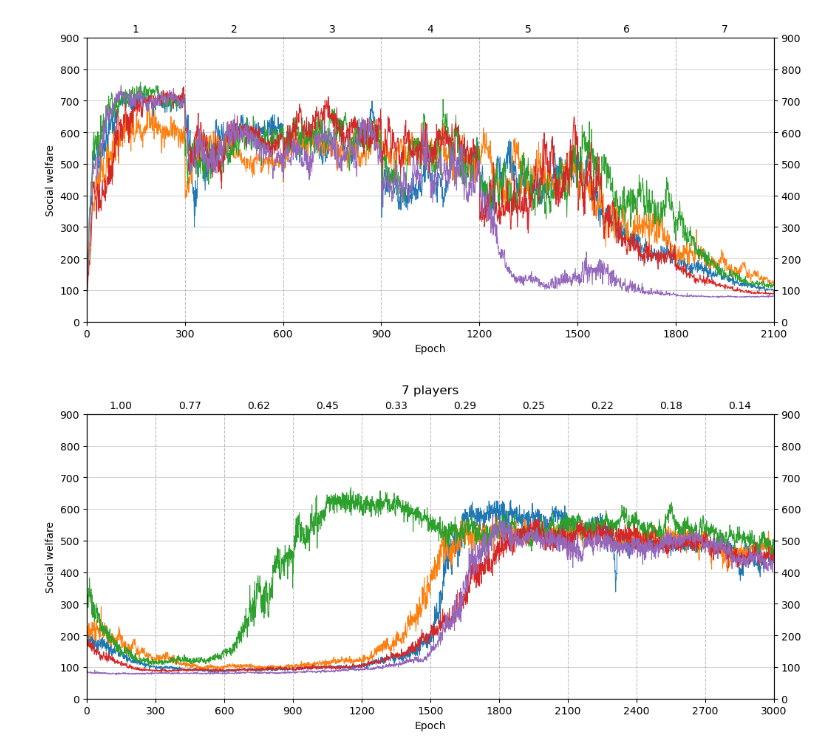
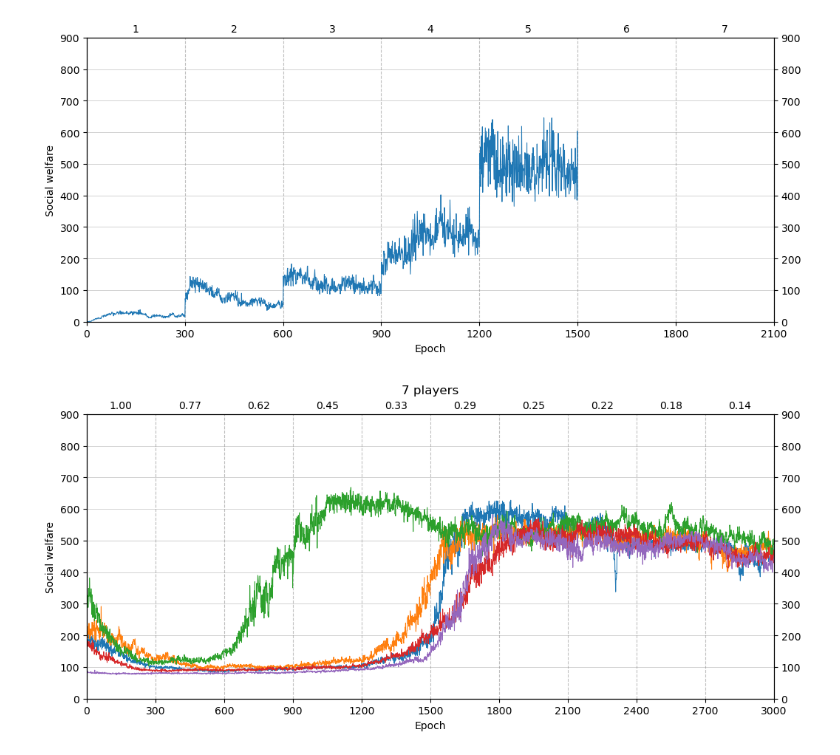
Before and after one commit to willis-richard/meltingpot, a Jupyter notebook: reward_transfer/results_n_players.ipynb, the cells around one changed output. Drawn from its saved outputs; the diff is of its cells as text; code cells hidden in the pictures.

```diff
--- a/reward_transfer/results_n_players.ipynb
+++ b/reward_transfer/results_n_players.ipynb
@@ -5,15 +5,21 @@ import numpy as np
 import os
 import pandas as pd
 
-INPUT = '/scratch/users/k21075402/new/commons_harvest__open/'
-TRIAL_IDS_SP = ['39596646', '3f82a7f6', 'b484e613', 'd1a59a0e', 'ebcd23ed']
-TRIAL_IDS_ID = ['41697eb3', '68238f61', 'b0569bd9', 'd1ec3174', 'eb100aee']
+INPUT = '/scratch/users/k21075402/new'
+harvest = {
+    'name': 'commons_harvest__open',
+    'TRIAL_IDS_SP': ['39596646', '3f82a7f6', 'b484e613', 'd1a59a0e', 'ebcd23ed'],
+    'TRIAL_IDS_ID': ['41697eb3', '68238f61', 'b0569bd9', 'd1ec3174', 'eb100aee']}
+mushroom = {
+    'name': 'externality_mushrooms__dense',
+    'TRIAL_IDS_ID': ['ec5de638']}
+
 
 window = 21
 epochs = 300
 # %%
-def load_df(trial_id: str, *, independent: bool=False, num_players: int=None, self_interest: float=None):
-    df = pd.read_json(os.path.join(INPUT, trial_id, 'results.json'), lines=True)
+def load_df(trial_id: str, *, environment: dict[str], independent: bool=False, num_players: int=None, self_interest: float=None):
+    df = pd.read_json(os.path.join(INPUT, environment['name'], trial_id, 'results.json'), lines=True)
     df['reward'] = df.episode_reward.apply(lambda x: np.mean(x))
     df['trial_id'] = trial_id
     assert num_players is None or self_interest is None, 'Can only select based on either num_players or self_interest'
@@ -70,19 +76,20 @@ def plot_num_players(df, rolling: bool = False):
 # %%
 self_interest = 1
 independent = True
 rolling = False
+environment = mushroom
 
-tids = TRIAL_IDS_ID if independent else TRIAL_IDS_SP
-df = pd.concat([load_df(t, independent=independent, self_interest=self_interest) for t in tids])
+tids = environment['TRIAL_IDS_ID'] if independent else environment['TRIAL_IDS_SP']
+df = pd.concat([load_df(t, environment=environment, independent=independent, self_interest=self_interest) for t in tids])
 
 fig, ax = plot_num_players(df, rolling)
 
-name = 'independent' if independent else 'self_play'
+mode = 'independent' if independent else 'self_play'
 if rolling:
     name += '_rolling'
-fig.savefig(f'num_players_{name}', dpi=300, bbox_inches='tight')
+fig.savefig(f'num_players_{mode}_{environment["name"]}', dpi=300, bbox_inches='tight')
 # %% [output]
-[figure, old version]
+[figure, new version]
 # %%
 def plot_self_interest(df, rolling: bool = False):
     grouped = df.groupby('trial_id')
```
Also changed, not shown: parts of 2 cells of this notebook, 1 other file.
